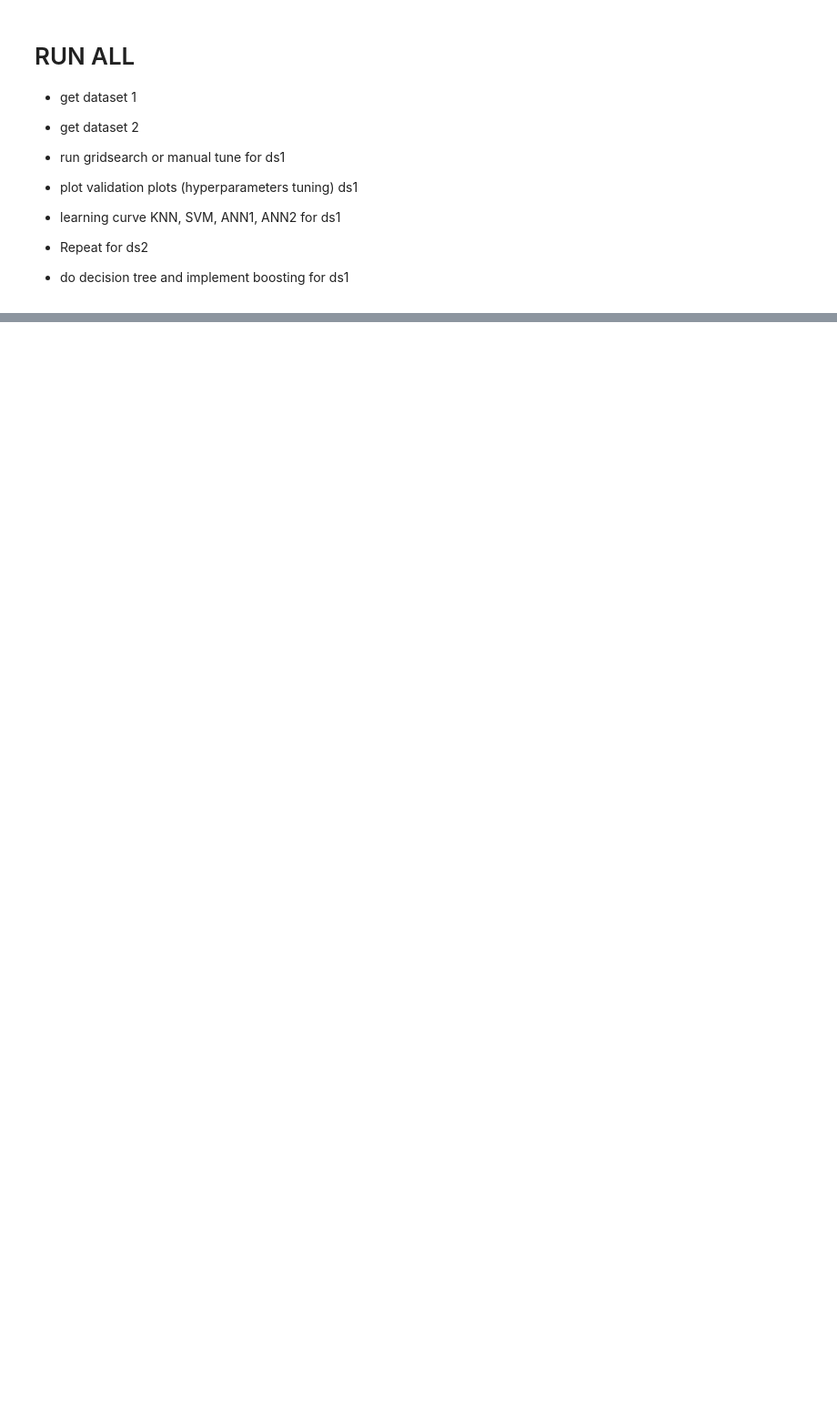
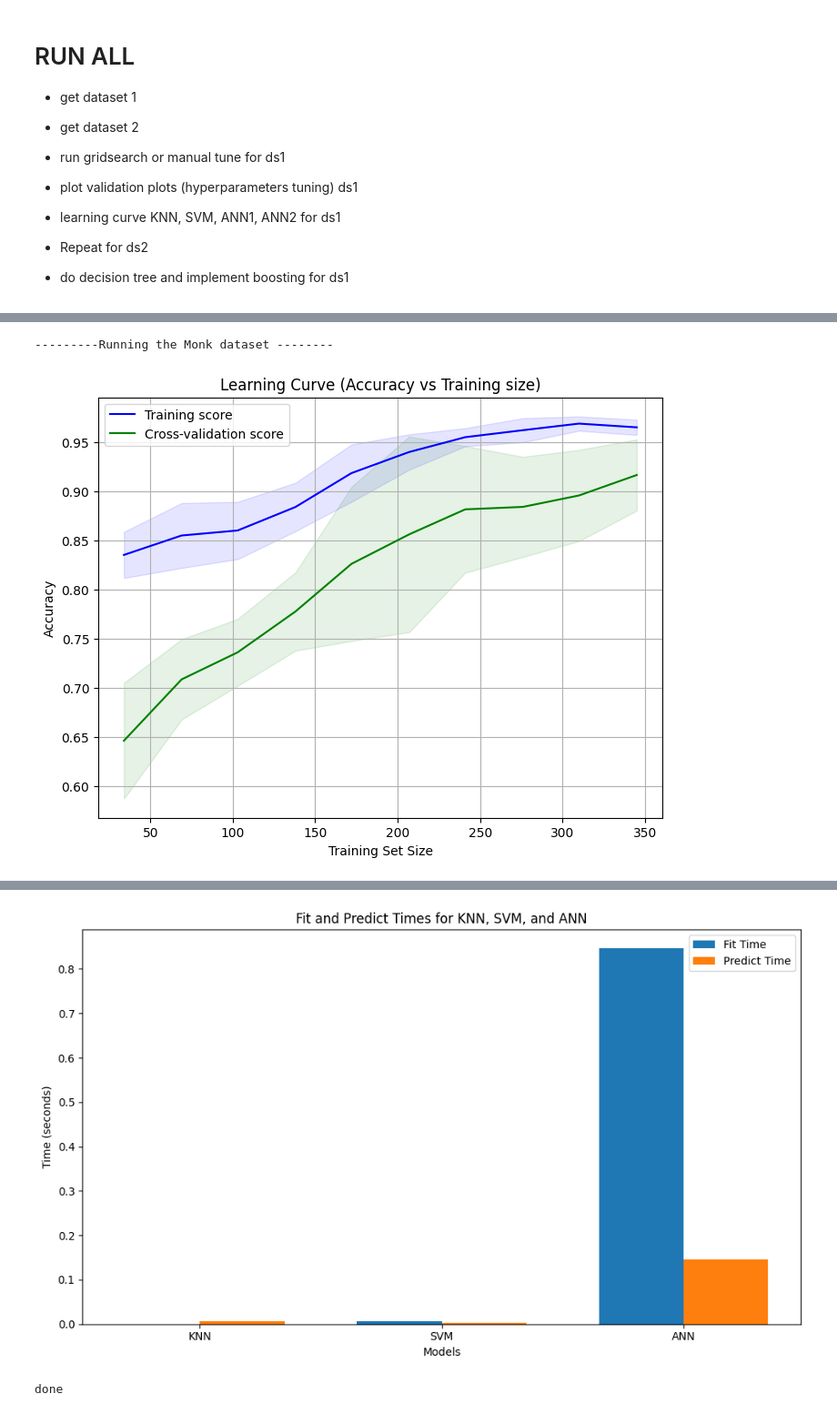
Before and after one commit to ysodiqakanni/ml-classification24, a Jupyter notebook: ml_practice_thu_19.ipynb, the cells around one changed output, grey strips where cells are left out. Shown at 91% size. Cells and saved outputs as stored; diff of their text form; code cells hidden in the pictures; blank space fills up the shorter version.

```diff
--- a/ml_practice_thu_19.ipynb
+++ b/ml_practice_thu_19.ipynb
@@ -577,45 +589,6 @@ def run_ann_validation_plot(xtrain, ytrain, xtest, ytest):
 
 - Repeat for ds2
 - do decision tree and implement boosting for ds1
-# %%
-# RUN DS 1 -> zoo for now
-
-# Get the first dataset
-  # scale features and labels.
-X, y = get_data("zoo")
-sc = StandardScaler()
-X = sc.fit_transform(X)
-y_encoded = encode_onehot(y)  # oneHot encode zoo since it's multicalss
-X_train, X_test, y_train, y_test = train_test_split(X, y, test_size=0.2, random_state=0)
-
-# now scale the features.
-# sc = StandardScaler()
-# X_train = sc.fit_transform(X_train)
-# X_test = sc.transform(X_test)
-
-# Run KNN manual parameter tuning
-# manually_tune_knn(X, y)   # this should return the best model based on the tuning
-# knn = KNeighborsClassifier(n_neighbors=8, metric='minkowski', p=2)  # replace with the optimized params
-# plot_learning_curve(knn, X, y)
-
-# Run svm tuning and learning curve
-# manually_tune_svm(X, y)
-# svm = SVC(kernel="poly", degree=3, random_state=0)
-# plot_learning_curve(svm, X, y)
-
-# Run Gridsearch (Optuna)  for ANN and plot LC
-# X_train, X_test, y_train, y_test = train_test_split(X, y_encoded, test_size=0.2, random_state=0)
-# run_optuna_ann(X_train, y_train, X_test, y_test)
-# run_ann_validation_plot(X_train, y_train, X_test, y_test)
-
-
-# knn = KNeighborsClassifier(n_neighbors=8, metric='minkowski', p=2)
-
-# plot_fit_and_predict_times(X, y)
-#bestParams, best_score = run_grid_search(X, y, model_type="svm")
-#print(f"Grid search results: Best params: {bestParams} \nBest score: {best_score}")
-
-# update the code for fit and predict times
 # %%
 def run_knn(data_name, encode_type=None):
     X, y = get_data(data_name)
@@ -823,0 +916,9 @@ done
+# %%
+import os
+if not os.path.exists("figures"):
+    os.makedirs("figures")
+run_monk_ds()
+#run_marketing_ds()
+# %% [output]
+---------Running the Monk dataset --------
+[figure, added]
@@ -823,0 +929,2 @@ done
+[figure, added]
+done
```
Also changed, not shown: parts of 16 cells of this notebook, 22 other files.
